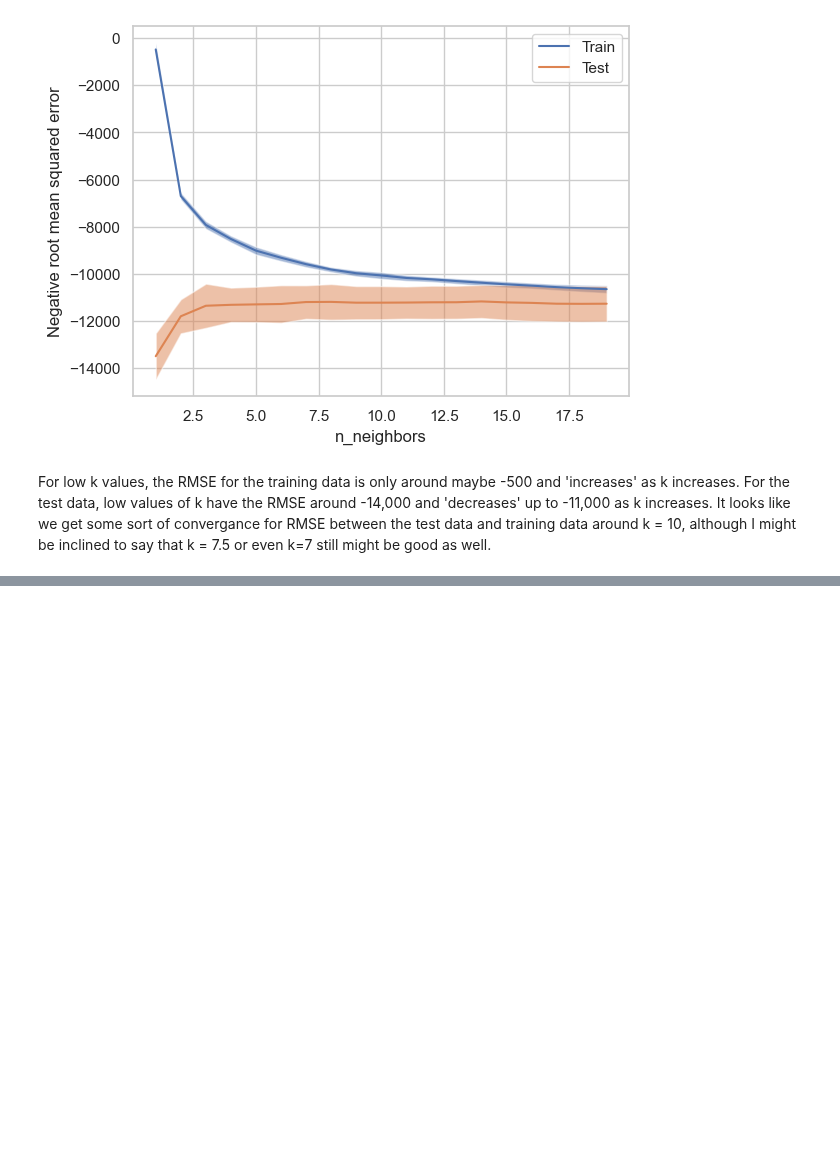
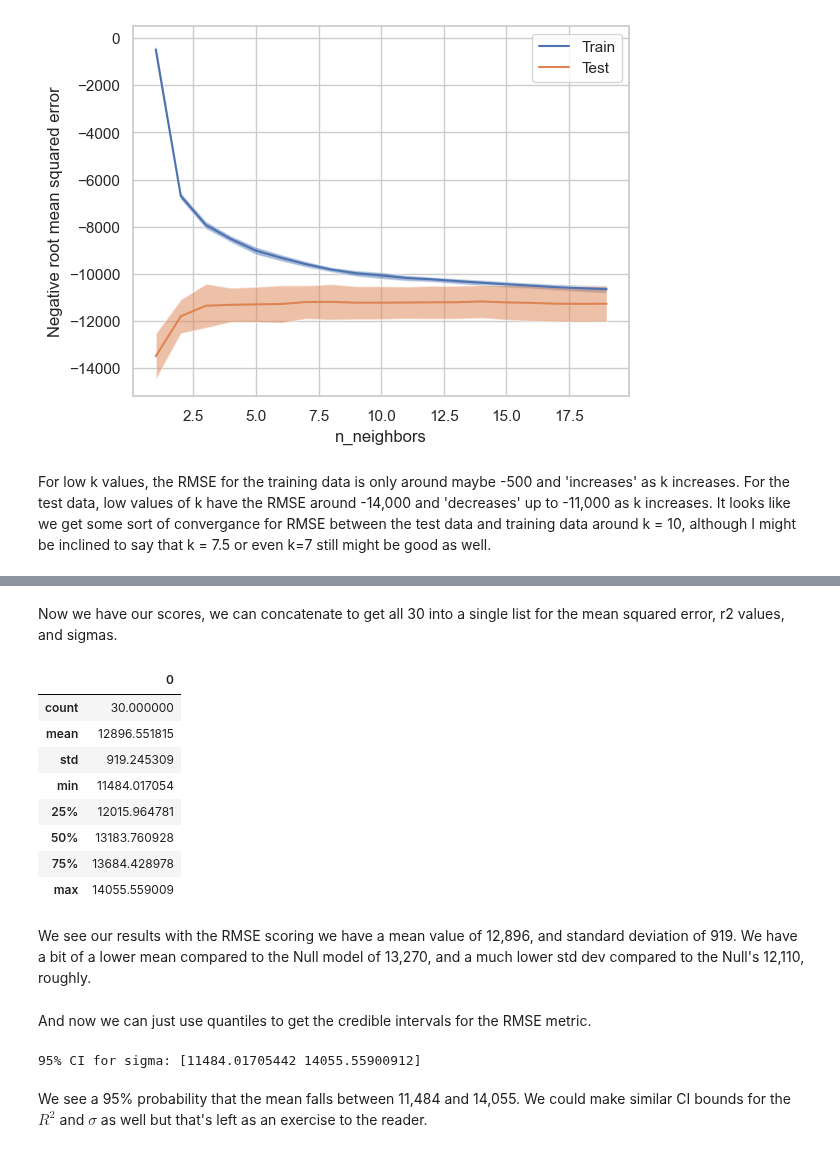
Before and after one commit to ansaridan/jhu-data-engineering-team-5, a Jupyter notebook: Module_12/Jhirsc21.ipynb, the cells around one changed output, grey strips where cells are left out. Cells and saved outputs as stored; diff of their text form; code cells hidden in the pictures; blank space fills up the shorter version.

```diff
--- a/Module_12/Jhirsc21.ipynb
+++ b/Module_12/Jhirsc21.ipynb
@@ -143,0 +173,5 @@ For low k values, the RMSE for the training data is only around maybe -500 and '
+# %%
+x = insurance.loc[:, ['age', 'bmi', 'children', 'male', 'smoke_yes',
+                    'northwest', 'southeast', 'southwest']].values
+
+y = insurance['charges'].values
@@ -143,0 +180,44 @@ For low k values, the RMSE for the training data is only around maybe -500 and '
+# %%
+np.random.seed(83443)
+model = KNeighborsRegressor()
+mses = []
+r2s = []
+
+
+for i in range(0,3):
+    # this shuffles the observations in the dataframe
+    insurance = insurance.sample(frac=1).reset_index(drop=True)
+
+    scores_mse = abs(cross_val_score(model, x, y, scoring='neg_root_mean_squared_error', cv=10))
+    scores_r2 = abs(cross_val_score(model, x, y, scoring='r2', cv=10))
+
+    mses.append(scores_mse)
+    r2s.append(scores_r2)
+# %% [markdown]
+Now we have our scores, we can concatenate to get all 30 into a single list for the mean squared error, r2 values, and sigmas.
+# %%
+mse_all = np.concatenate([mses[0], mses[1], mses[2]])
+r2_all = np.concatenate([r2s[0], r2s[1], r2s[2]])
+sigma_all = np.concatenate([np.sqrt(mses[0]), np.sqrt(mses[1]),np.sqrt(mses[2])])
+
+pd.DataFrame(mse_all).describe()
+# %% [output]
+|  | 0 |
+| count | 30.000000 |
+| mean | 12896.551815 |
+| std | 919.245309 |
+| min | 11484.017054 |
+| 25% | 12015.964781 |
+| 50% | 13183.760928 |
+| 75% | 13684.428978 |
+| max | 14055.559009 |
+# %% [markdown]
+We see our results with the RMSE scoring we have a mean value of 12,896, and standard deviation of 919. We have a bit of a lower mean compared to the Null model of 13,270, and a much lower std dev compared to the Null's 12,110, roughly.
+# %% [markdown]
+And now we can just use quantiles to get the credible intervals for the RMSE metric.
+# %%
+print('95% CI for sigma:', stats.mstats.mquantiles(mse_all, [0.025, 0.975]))
+# %% [output]
+95% CI for sigma: [11484.01705442 14055.55900912]
+# %% [markdown]
+We see a 95% probability that the mean falls between 11,484 and 14,055. We could make similar CI bounds for the $R^2$ and $\sigma$ as well but that's left as an exercise to the reader.
```
Also changed, not shown: parts of 10 cells of this notebook, 1 other file.
